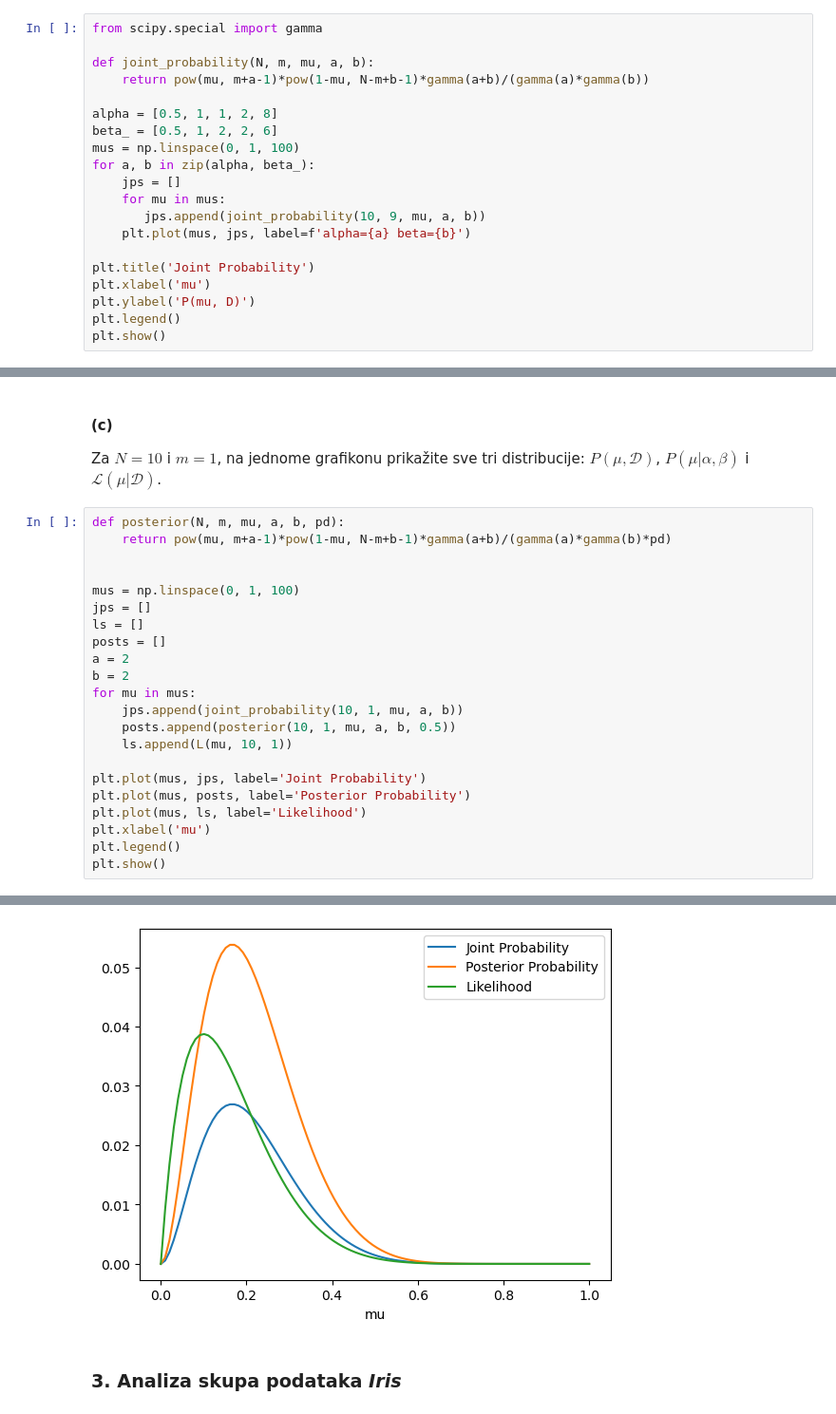
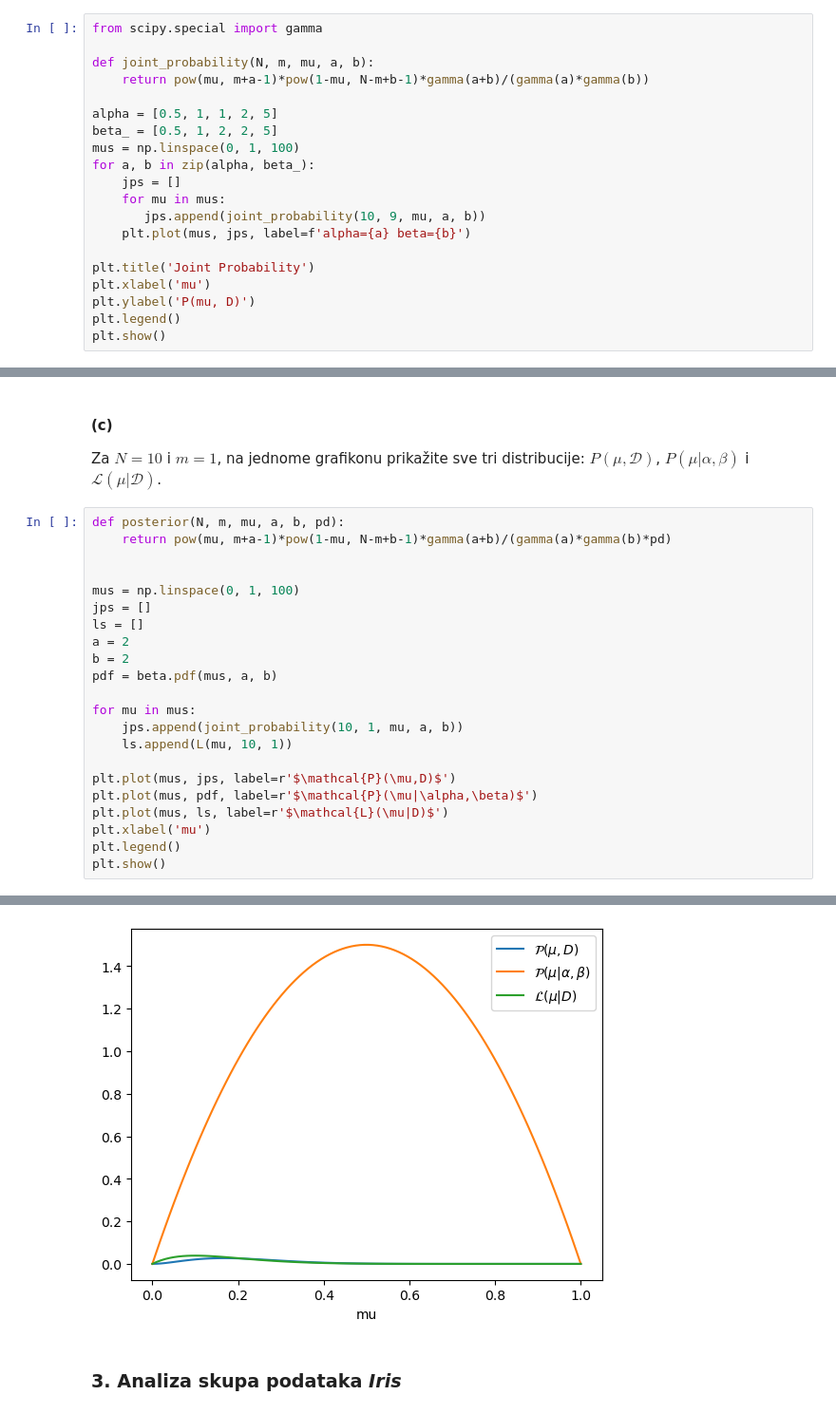
Before and after one commit to IvaGoluza/machine_learning, a Jupyter notebook: SU1-2023-LAB4.ipynb, the cells around one changed output, grey strips where cells are left out. Shown at 95% size. Saved outputs shown, nothing was run; the diff lists cells and outputs as text.

```diff
--- a/SU1-2023-LAB4.ipynb
+++ b/SU1-2023-LAB4.ipynb
@@ -222,8 +225,8 @@ from scipy.special import gamma
 def joint_probability(N, m, mu, a, b):
     return pow(mu, m+a-1)*pow(1-mu, N-m+b-1)*gamma(a+b)/(gamma(a)*gamma(b))
 
-alpha = [0.5, 1, 1, 2, 8]
-beta_ = [0.5, 1, 2, 2, 6]
+alpha = [0.5, 1, 1, 2, 5]
+beta_ = [0.5, 1, 2, 2, 5]
 mus = np.linspace(0, 1, 100)
 for a, b in zip(alpha, beta_):
     jps = []
@@ -252,17 +255,17 @@ def posterior(N, m, mu, a, b, pd):
 mus = np.linspace(0, 1, 100)
 jps = []
 ls = []
-posts = []
 a = 2
 b = 2
+pdf = beta.pdf(mus, a, b)
+
 for mu in mus:
     jps.append(joint_probability(10, 1, mu, a, b))
-    posts.append(posterior(10, 1, mu, a, b, 0.5))
     ls.append(L(mu, 10, 1))
 
-plt.plot(mus, jps, label='Joint Probability')
-plt.plot(mus, posts, label='Posterior Probability')
-plt.plot(mus, ls, label='Likelihood')
+plt.plot(mus, jps, label=r'$\mathcal{P}(\mu,D)$')
+plt.plot(mus, pdf, label=r'$\mathcal{P}(\mu|\alpha,\beta)$')
+plt.plot(mus, ls, label=r'$\mathcal{L}(\mu|D)$')
 plt.xlabel('mu')
 plt.legend()
 plt.show()
@@ -270,4 +279,4 @@ plt.show()
-[figure, old version]
+[figure, new version]
 # %% [markdown]
 ### 3. Analiza skupa podataka *Iris*
 # %% [markdown]
```
Also changed, not shown: parts of 28 cells of this notebook.
